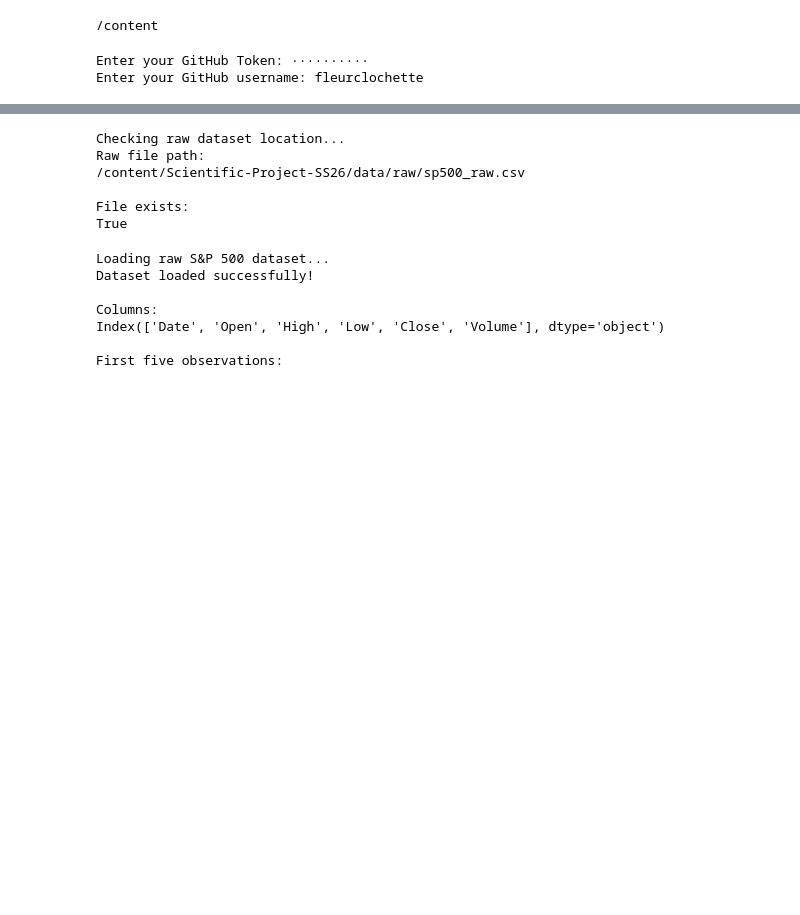
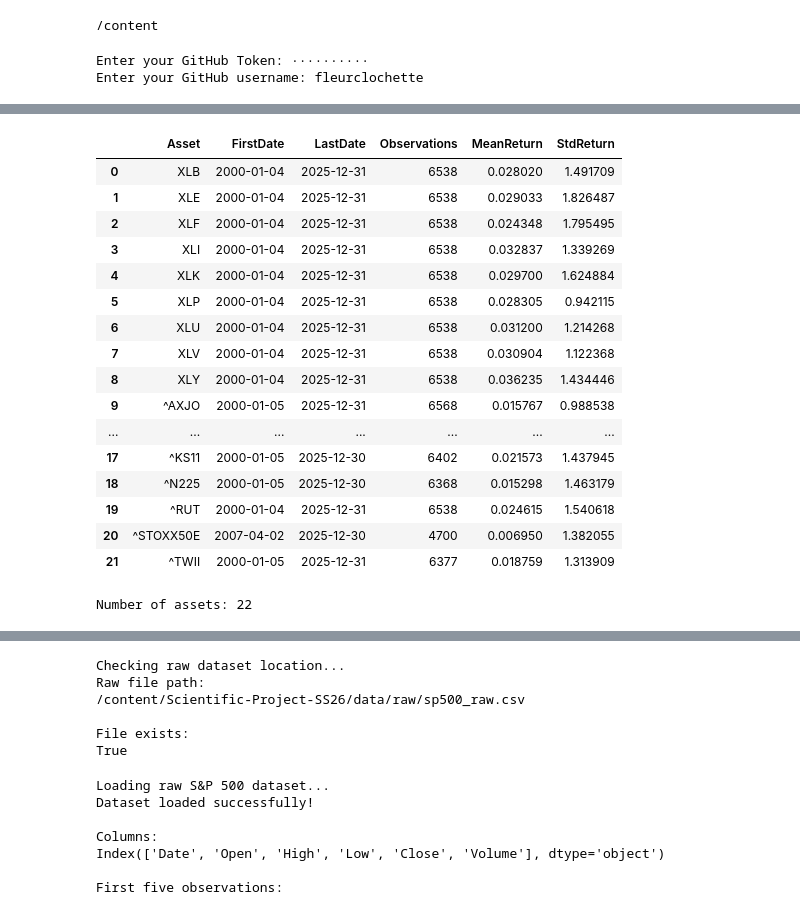
Before and after one commit to fleurclochette/Scientific-Project-SS26-Group-8, a Jupyter notebook: notebooks/02c_preprocessing_multi_asset.ipynb, the cells around one changed output, grey strips where cells are left out. Saved outputs shown, nothing was run; the diff lists cells and outputs as text; code cells hidden in the pictures; blank space fills up the shorter version.

```diff
--- a/notebooks/02c_preprocessing_multi_asset.ipynb
+++ b/notebooks/02c_preprocessing_multi_asset.ipynb
@@ -35,0 +326,24 @@ Fast-forward
+# %%
+# create long format
+returns_long = (
+    log_returns
+    .reset_index()
+    .melt(
+        id_vars="Date",
+        var_name="Asset",
+        value_name="LogReturn"
+    )
+)
+
+returns_long = returns_long.dropna(
+    subset=["LogReturn"]
+)
+
+returns_long = returns_long.sort_values(
+    ["Asset", "Date"]
+).reset_index(drop=True)
+
+display(returns_long.head(20))
+
+print("Long-format shape:")
+print(returns_long.shape)
@@ -35,0 +370,38 @@ Fast-forward
+# %%
+# validate every asset
+asset_validation = (
+    returns_long
+    .groupby("Asset")
+    .agg(
+        FirstDate=("Date", "min"),
+        LastDate=("Date", "max"),
+        Observations=("LogReturn", "count"),
+        MeanReturn=("LogReturn", "mean"),
+        StdReturn=("LogReturn", "std")
+    )
+    .reset_index()
+)
+
+display(asset_validation)
+# %% [output]
+|  | Asset | FirstDate | LastDate | Observations | MeanReturn | StdReturn |
+| 0 | XLB | 2000-01-04 | 2025-12-31 | 6538 | 0.028020 | 1.491709 |
+| 1 | XLE | 2000-01-04 | 2025-12-31 | 6538 | 0.029033 | 1.826487 |
+| 2 | XLF | 2000-01-04 | 2025-12-31 | 6538 | 0.024348 | 1.795495 |
+| 3 | XLI | 2000-01-04 | 2025-12-31 | 6538 | 0.032837 | 1.339269 |
+| 4 | XLK | 2000-01-04 | 2025-12-31 | 6538 | 0.029700 | 1.624884 |
+| 5 | XLP | 2000-01-04 | 2025-12-31 | 6538 | 0.028305 | 0.942115 |
+| 6 | XLU | 2000-01-04 | 2025-12-31 | 6538 | 0.031200 | 1.214268 |
+| 7 | XLV | 2000-01-04 | 2025-12-31 | 6538 | 0.030904 | 1.122368 |
+| 8 | XLY | 2000-01-04 | 2025-12-31 | 6538 | 0.036235 | 1.434446 |
+| 9 | ^AXJO | 2000-01-05 | 2025-12-31 | 6568 | 0.015767 | 0.988538 |
+| ... | ... | ... | ... | ... | ... | ... |
+| 17 | ^KS11 | 2000-01-05 | 2025-12-30 | 6402 | 0.021573 | 1.437945 |
+| 18 | ^N225 | 2000-01-05 | 2025-12-30 | 6368 | 0.015298 | 1.463179 |
+| 19 | ^RUT | 2000-01-04 | 2025-12-31 | 6538 | 0.024615 | 1.540618 |
+| 20 | ^STOXX50E | 2007-04-02 | 2025-12-30 | 4700 | 0.006950 | 1.382055 |
+| 21 | ^TWII | 2000-01-05 | 2025-12-31 | 6377 | 0.018759 | 1.313909 |
+# %%
+print("Number of assets:", returns_long["Asset"].nunique())
+# %% [output]
+Number of assets: 22
```
Also changed, not shown: parts of 21 cells of this notebook.
